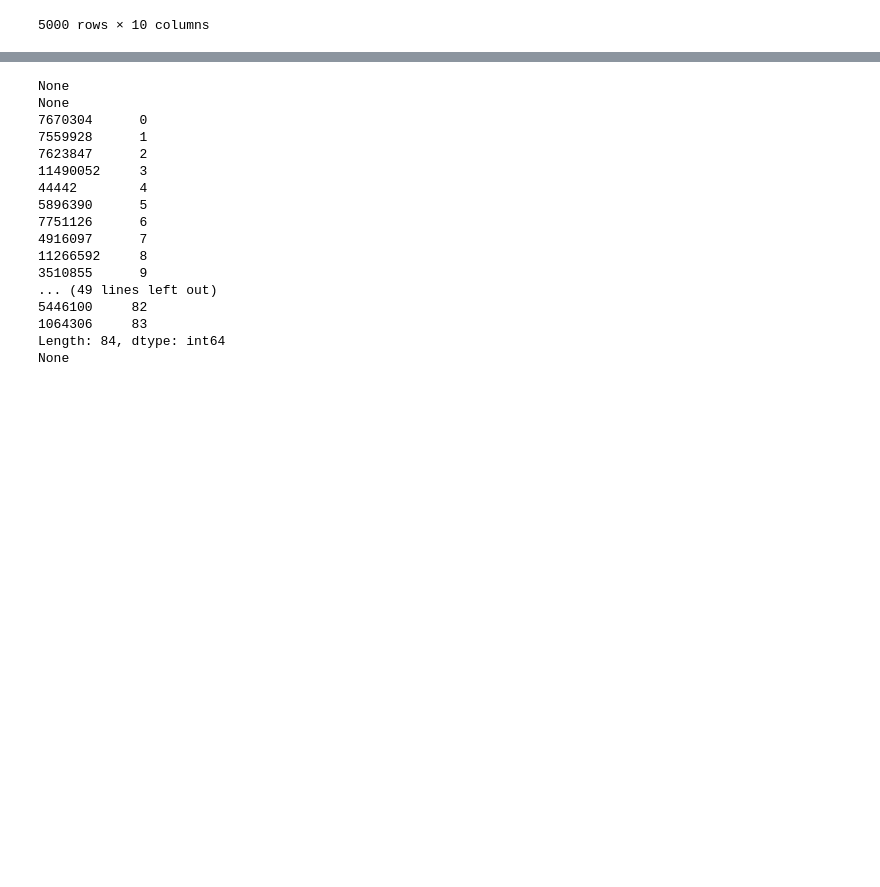
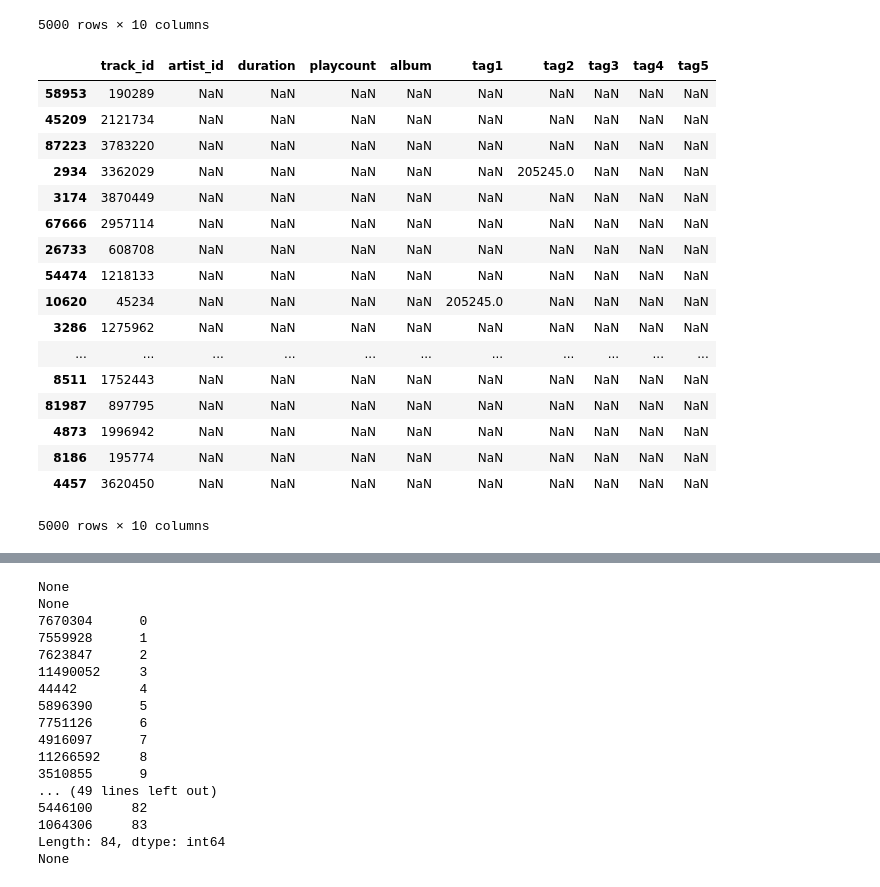
Before and after one commit to giadaconfo/recommender-systems-challenge, a Jupyter notebook: Code analysis.ipynb, the cells around one changed output, grey strips where cells are left out. Saved outputs shown, nothing was run; the diff lists cells and outputs as text; code cells hidden in the pictures; blank space fills up the shorter version.

```diff
--- a/Code analysis.ipynb
+++ b/Code analysis.ipynb
@@ -93,6 +93,28 @@ tr_info_fixed
 | 8186 | 195774 | 40714 | NaN | NaN | 19760.0 | 54087.0 | 75574.0 | 235879.0 | 233847.0 | 1655.0 |
 | 4457 | 3620450 | 24885 | NaN | NaN | NaN | NaN | NaN | NaN | NaN | NaN |
 5000 rows × 10 columns
+# %%
+tr_info_fixed = rs.delete_low_frequency_attributes(tr_info_fixed, attributes, n_min_attr)
+tr_info_fixed
+# %% [output]
+|  | track_id | artist_id | duration | playcount | album | tag1 | tag2 | tag3 | tag4 | tag5 |
+| 58953 | 190289 | NaN | NaN | NaN | NaN | NaN | NaN | NaN | NaN | NaN |
+| 45209 | 2121734 | NaN | NaN | NaN | NaN | NaN | NaN | NaN | NaN | NaN |
+| 87223 | 3783220 | NaN | NaN | NaN | NaN | NaN | NaN | NaN | NaN | NaN |
+| 2934 | 3362029 | NaN | NaN | NaN | NaN | NaN | 205245.0 | NaN | NaN | NaN |
+| 3174 | 3870449 | NaN | NaN | NaN | NaN | NaN | NaN | NaN | NaN | NaN |
+| 67666 | 2957114 | NaN | NaN | NaN | NaN | NaN | NaN | NaN | NaN | NaN |
+| 26733 | 608708 | NaN | NaN | NaN | NaN | NaN | NaN | NaN | NaN | NaN |
+| 54474 | 1218133 | NaN | NaN | NaN | NaN | NaN | NaN | NaN | NaN | NaN |
+| 10620 | 45234 | NaN | NaN | NaN | NaN | 205245.0 | NaN | NaN | NaN | NaN |
+| 3286 | 1275962 | NaN | NaN | NaN | NaN | NaN | NaN | NaN | NaN | NaN |
+| ... | ... | ... | ... | ... | ... | ... | ... | ... | ... | ... |
+| 8511 | 1752443 | NaN | NaN | NaN | NaN | NaN | NaN | NaN | NaN | NaN |
+| 81987 | 897795 | NaN | NaN | NaN | NaN | NaN | NaN | NaN | NaN | NaN |
+| 4873 | 1996942 | NaN | NaN | NaN | NaN | NaN | NaN | NaN | NaN | NaN |
+| 8186 | 195774 | NaN | NaN | NaN | NaN | NaN | NaN | NaN | NaN | NaN |
+| 4457 | 3620450 | NaN | NaN | NaN | NaN | NaN | NaN | NaN | NaN | NaN |
+5000 rows × 10 columns
 # %%
 IX_items, IX_tgt_items, IX_tgt_playlists, IX_attr = rs.create_sparse_indexes(tracks_info=tr_info_fixed, tracks_reduced=tgt_tracks, attr_list=attributes)
 print(IX_items)
```
Also changed, not shown: parts of 21 cells of this notebook, 5 other files.
